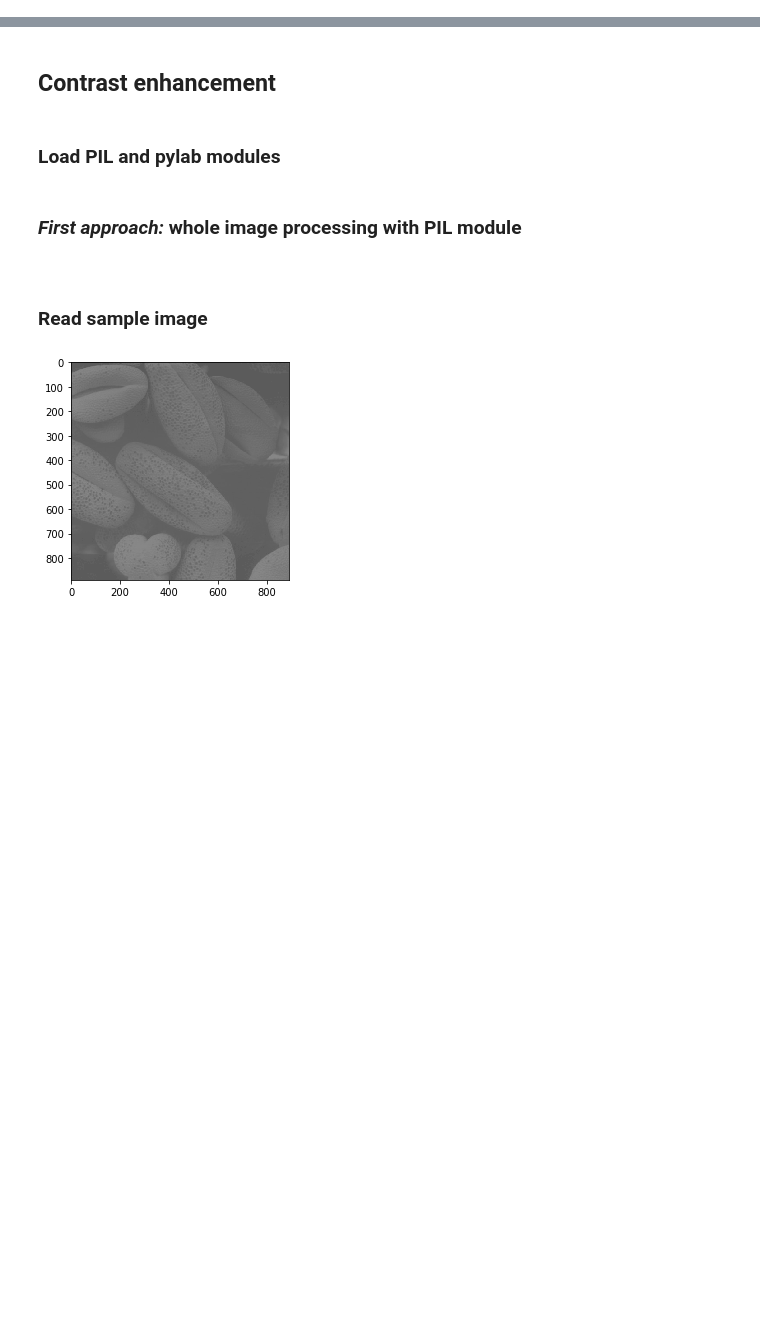
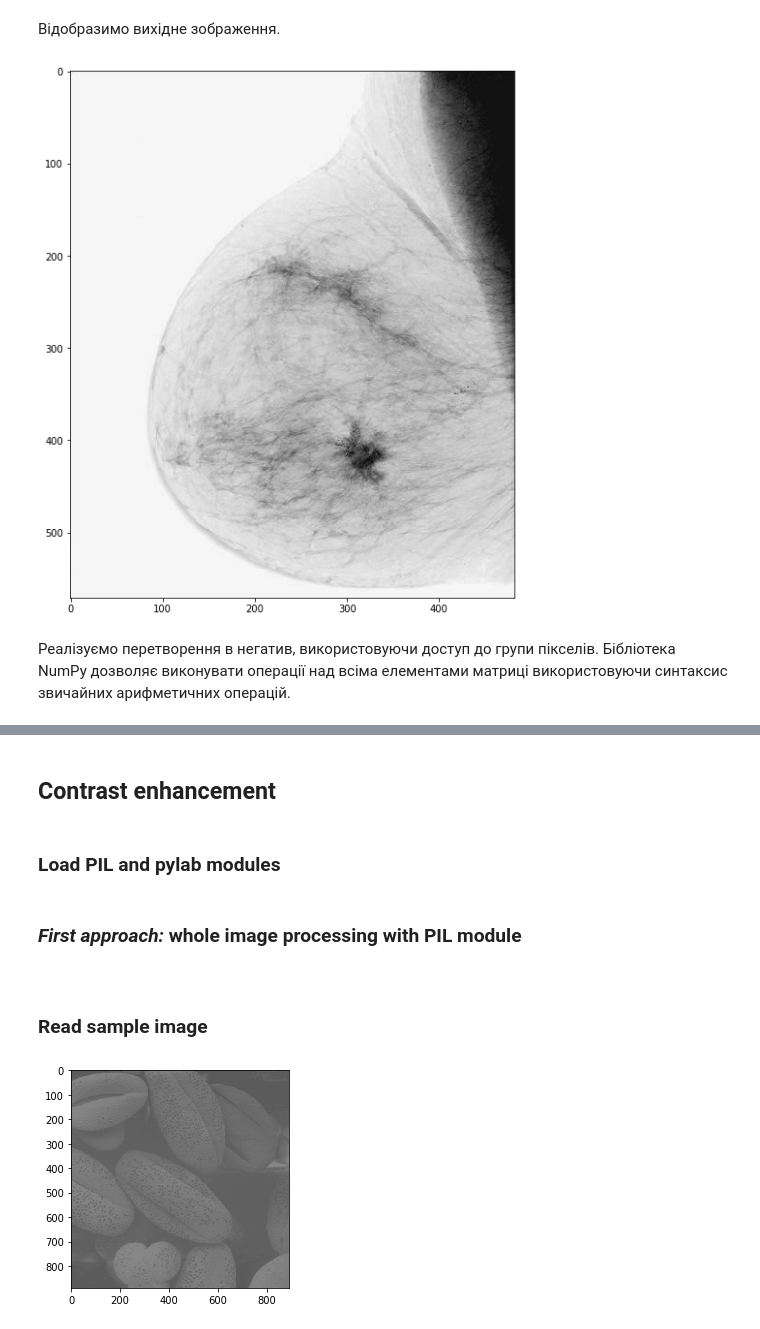
Before and after one commit to lavolpenoire/DIP, a Jupyter notebook: Lab2.ipynb, the cells around one changed output, grey strips where cells are left out. Drawn from its saved outputs; the diff is of its cells as text; code cells hidden in the pictures; blank space fills up the shorter version.

```diff
--- a/Lab2.ipynb
+++ b/Lab2.ipynb
@@ -63,0 +56,9 @@ plt.imshow(neg_img1); plt.show();
+# %% [markdown]
+Відобразимо вихідне зображення.
+# %%
+plt.figure(figsize=(10,10))
+plt.imshow(neg_img, cmap='gray'); plt.show();
+# %% [output]
+[figure, added]
+# %% [markdown]
+Реалізуємо перетворення в негатив, використовуючи доступ до групи пікселів. Бібліотека NumPy дозволяє виконувати операції над всіма елементами матриці використовуючи синтаксис звичайних арифметичних операцій.
```
Also changed, not shown: parts of 42 cells of this notebook.
